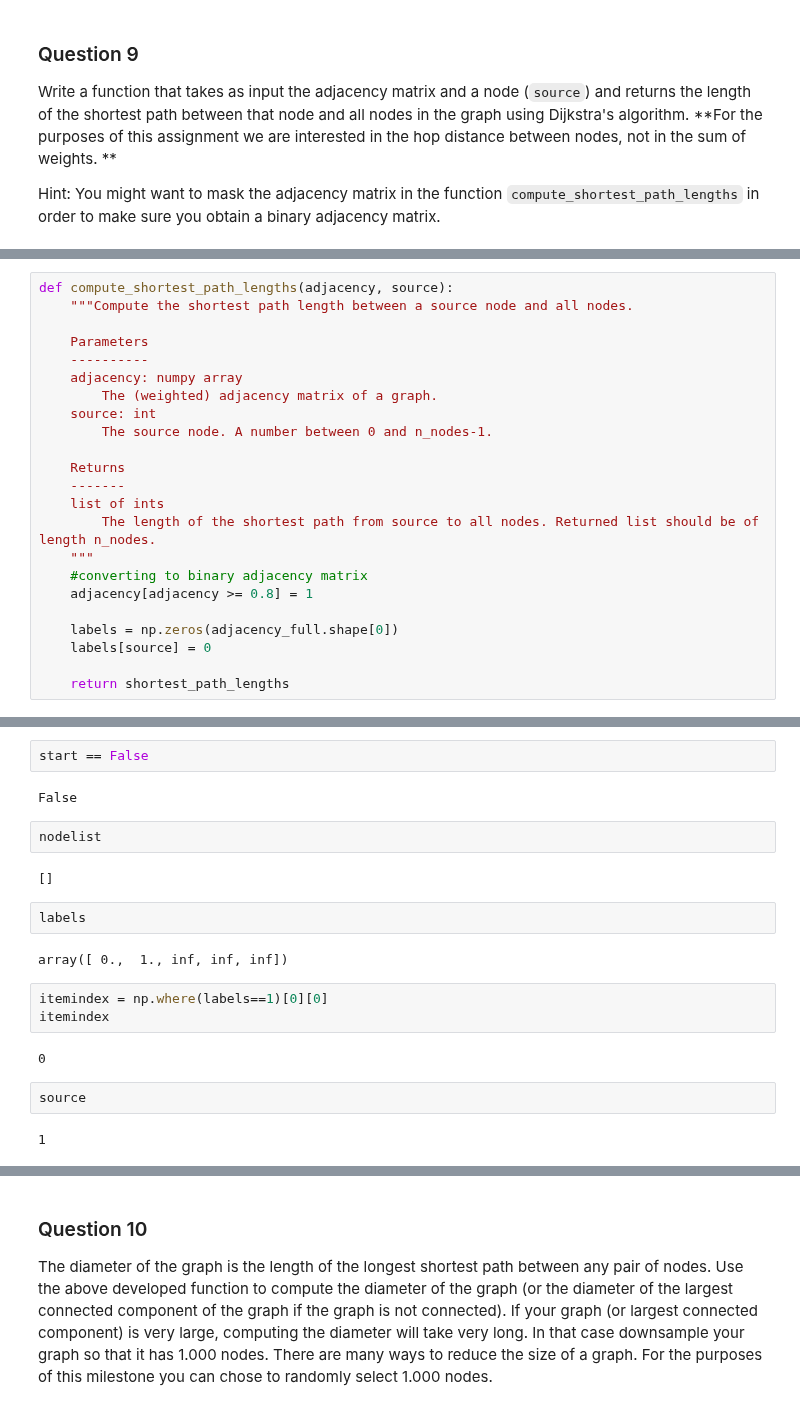
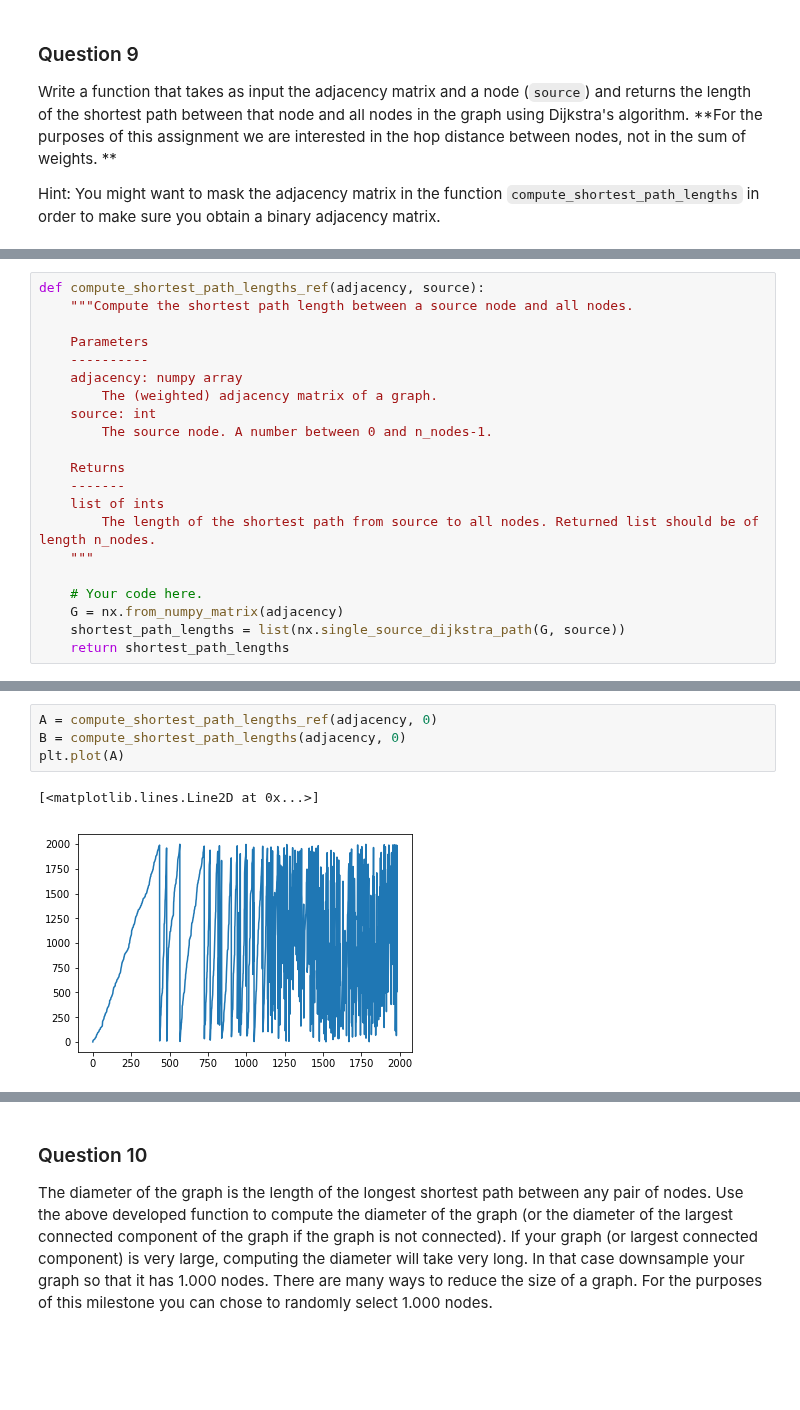
Before and after one commit to TTimTT/NTDS_Project, a Jupyter notebook: milestones_1/Anael_1_network_properties.ipynb, the cells around one changed output, grey strips where cells are left out. Saved outputs shown, nothing was run; the diff lists cells and outputs as text; blank space fills up the shorter version.

```diff
--- a/milestones_1/Anael_1_network_properties.ipynb
+++ b/milestones_1/Anael_1_network_properties.ipynb
@@ -358,5 +404,5 @@ Hint: You might want to mask the adjacency matrix in the function ``compute_shor
 # %%
-def compute_shortest_path_lengths(adjacency, source):
+def compute_shortest_path_lengths_ref(adjacency, source):
     """Compute the shortest path length between a source node and all nodes.
 
     Parameters
@@ -371,12 +417,10 @@ def compute_shortest_path_lengths(adjacency, source):
     list of ints
         The length of the shortest path from source to all nodes. Returned list should be of length n_nodes.
     """
-    #converting to binary adjacency matrix
-    adjacency[adjacency >= 0.8] = 1
 
-    labels = np.zeros(adjacency_full.shape[0])
-    labels[source] = 0
-
+    # Your code here.
+    G = nx.from_numpy_matrix(adjacency)
+    shortest_path_lengths = list(nx.single_source_dijkstra_path(G, source))
     return shortest_path_lengths
 # %%
 source = 0
@@ -414,21 +455,7 @@ AttributeError: 'numpy.ndarray' object has no attribute 'append'
-# %%
-start == False
-# %% [output]
-False
-# %%
-nodelist
-# %% [output]
-[]
-# %%
-labels
-# %% [output]
-array([ 0.,  1., inf, inf, inf])
-# %%
-itemindex = np.where(labels==1)[0][0]
-itemindex
-# %% [output]
-0
-# %%
-source
-# %% [output]
-1
+# %%
+A = compute_shortest_path_lengths_ref(adjacency, 0)
+B = compute_shortest_path_lengths(adjacency, 0)
+plt.plot(A)
+# %% [output]
+[<matplotlib.lines.Line2D at 0x...>]
+[figure, added]
```
Also changed, not shown: parts of 4 cells of this notebook.
